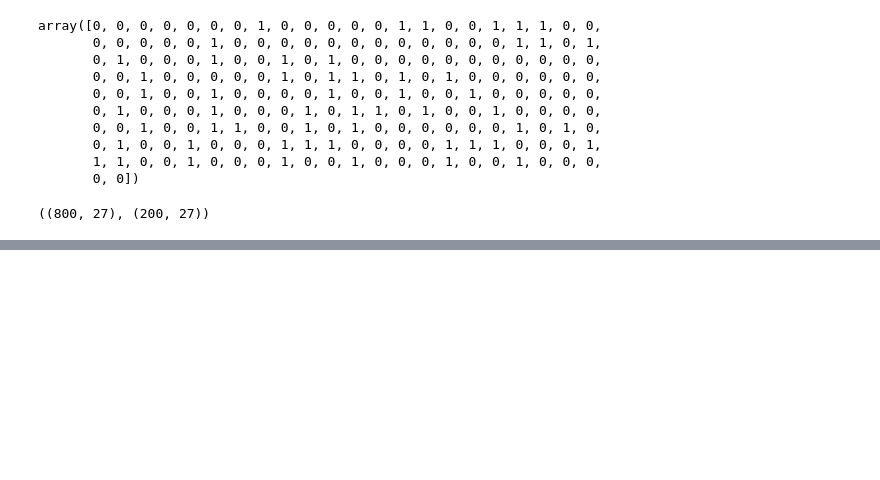
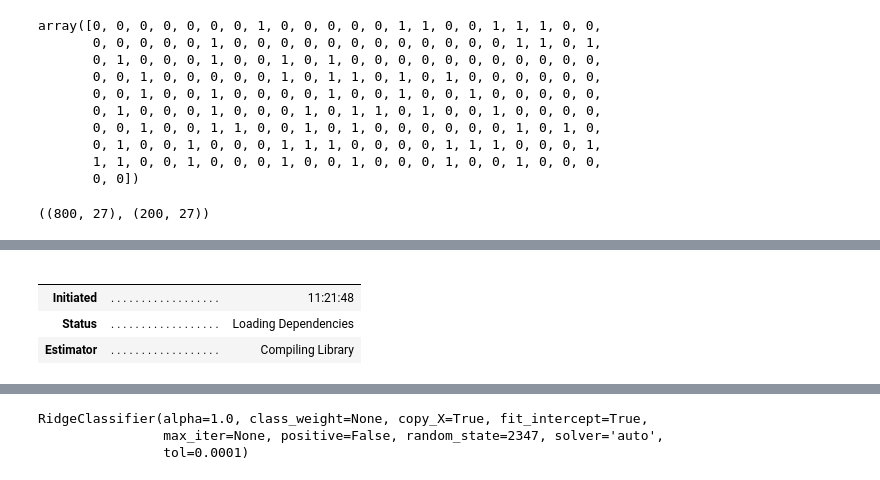
Before and after one commit to gbiamgaurav/insurance_claims, a Jupyter notebook: notebook/model_training.ipynb, the cells around one changed output, grey strips where cells are left out. Drawn from its saved outputs; the diff is of its cells as text; code cells hidden in the pictures; blank space fills up the shorter version.

```diff
--- a/notebook/model_training.ipynb
+++ b/notebook/model_training.ipynb
@@ -389,0 +446,8 @@ results_df
+# %%
+best_model = compare_models()
+# %% [output]
+|  |  |  |
+|  |  |  |
+| Initiated | . . . . . . . . . . . . . . . . . . | 11:21:48 |
+| Status | . . . . . . . . . . . . . . . . . . | Loading Dependencies |
+| Estimator | . . . . . . . . . . . . . . . . . . | Compiling Library |
@@ -389,0 +455,6 @@ results_df
+# %%
+best_model
+# %% [output]
+RidgeClassifier(alpha=1.0, class_weight=None, copy_X=True, fit_intercept=True,
+                max_iter=None, positive=False, random_state=2347, solver='auto',
+                tol=0.0001)
```
Also changed, not shown: parts of 9 cells of this notebook, 5 other files.
